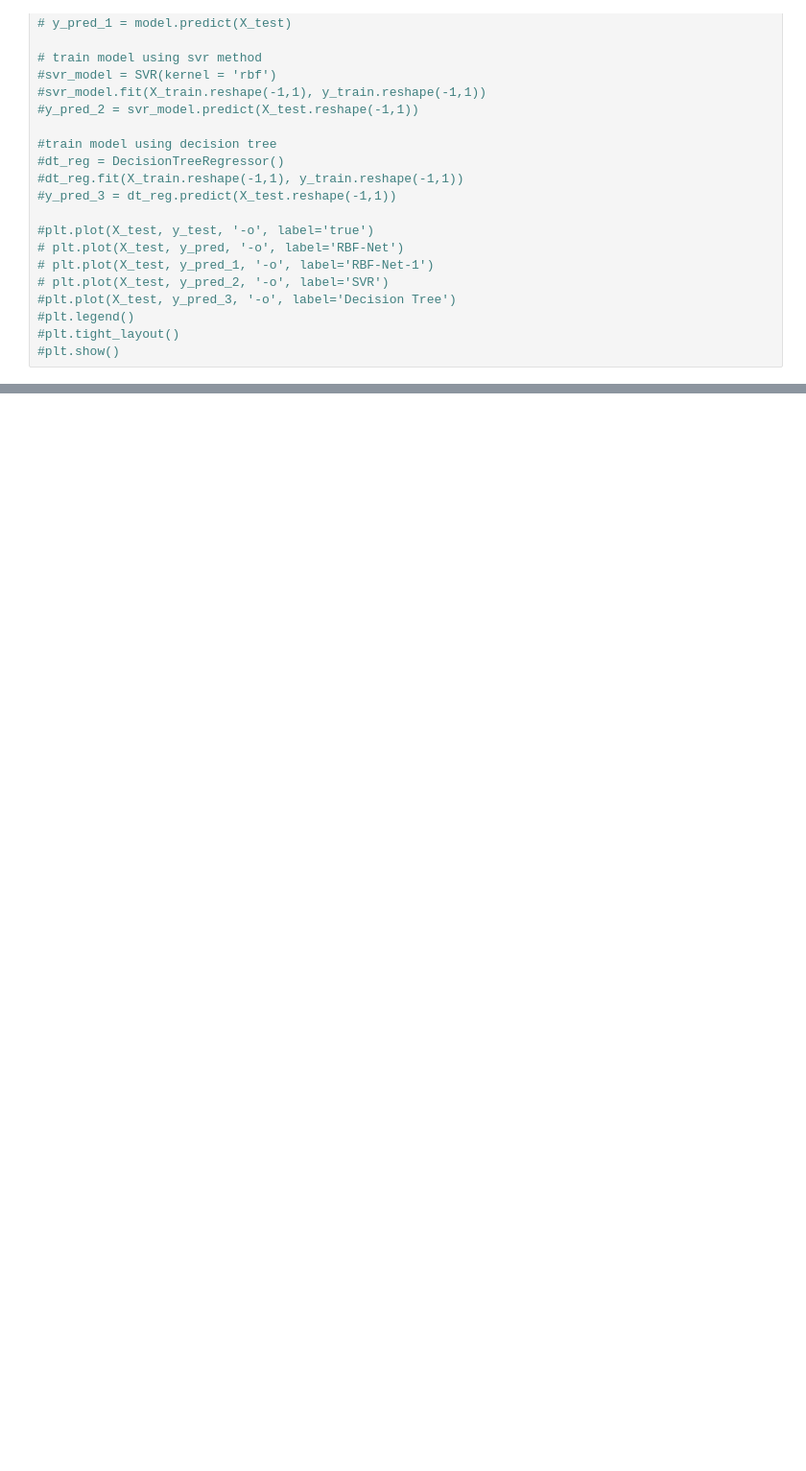
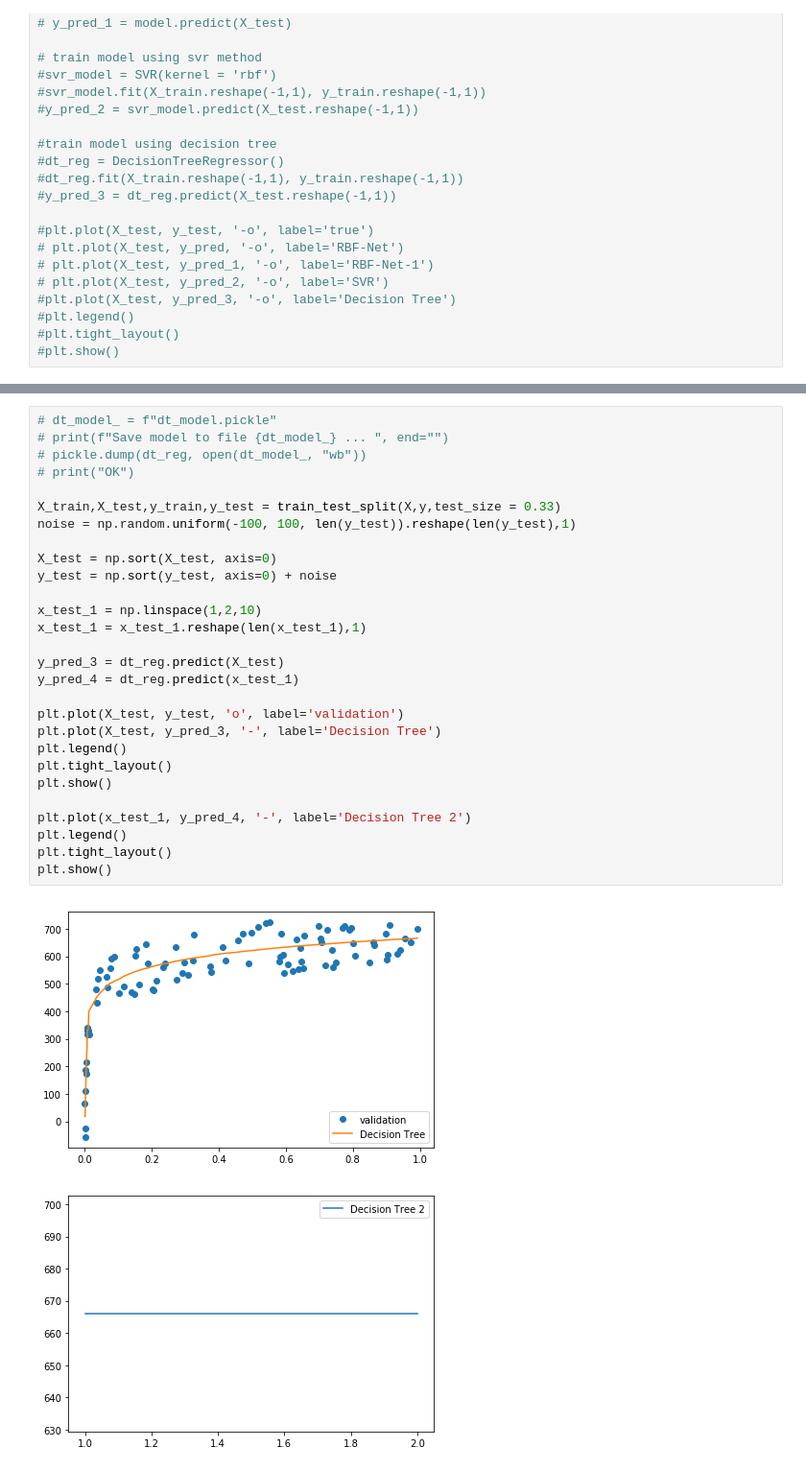
Before and after one commit to nmtuan97/ml_learning, a Jupyter notebook: rbf_model.ipynb, the cells around one changed output, grey strips where cells are left out. Shown: that part at 96% size. Drawn from its saved outputs; the diff is of its cells as text; blank space fills up the shorter version.

```diff
--- a/rbf_model.ipynb
+++ b/rbf_model.ipynb
@@ -375,0 +513,31 @@ plt.show()
+# %%
+# dt_model_ = f"dt_model.pickle"
+# print(f"Save model to file {dt_model_} ... ", end="")
+# pickle.dump(dt_reg, open(dt_model_, "wb"))
+# print("OK")
+
+X_train,X_test,y_train,y_test = train_test_split(X,y,test_size = 0.33)
+noise = np.random.uniform(-100, 100, len(y_test)).reshape(len(y_test),1)
+
+X_test = np.sort(X_test, axis=0)
+y_test = np.sort(y_test, axis=0) + noise
+
+x_test_1 = np.linspace(1,2,10)
+x_test_1 = x_test_1.reshape(len(x_test_1),1)
+
+y_pred_3 = dt_reg.predict(X_test)
+y_pred_4 = dt_reg.predict(x_test_1)
+
+plt.plot(X_test, y_test, 'o', label='validation')
+plt.plot(X_test, y_pred_3, '-', label='Decision Tree')
+plt.legend()
+plt.tight_layout()
+plt.show()
+
+plt.plot(x_test_1, y_pred_4, '-', label='Decision Tree 2')
+plt.legend()
+plt.tight_layout()
+plt.show()
+# %% [output]
+[figure, added]
+[figure, added]
```
Also changed, not shown: parts of 15 cells of this notebook, 1 other file.
